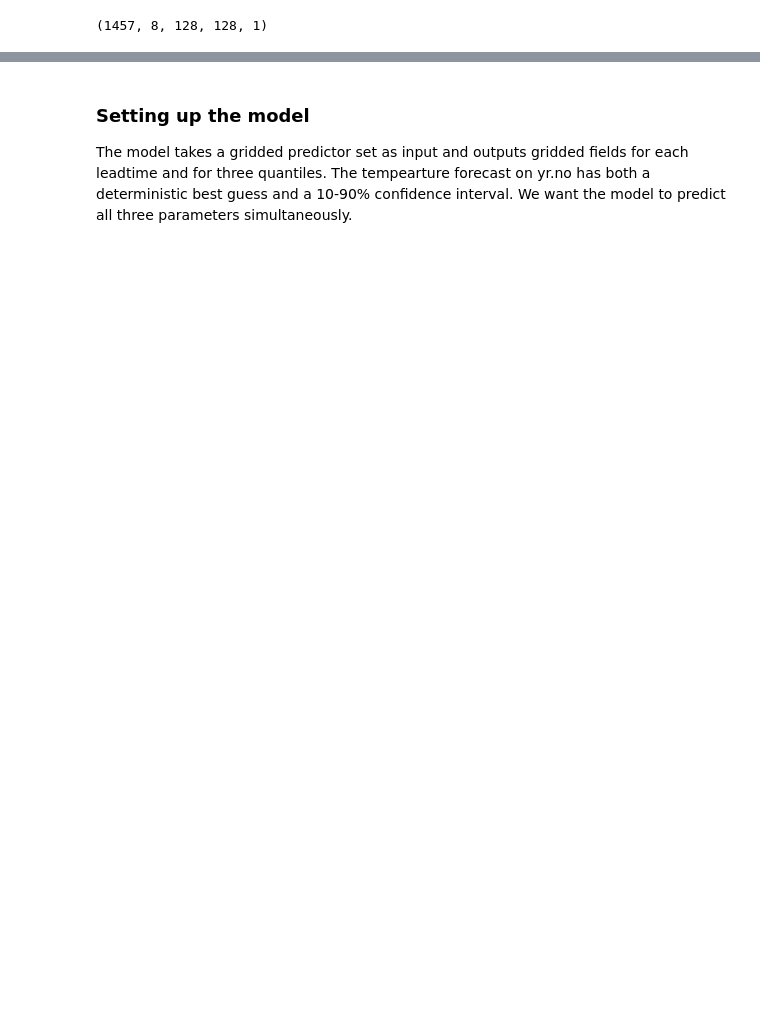
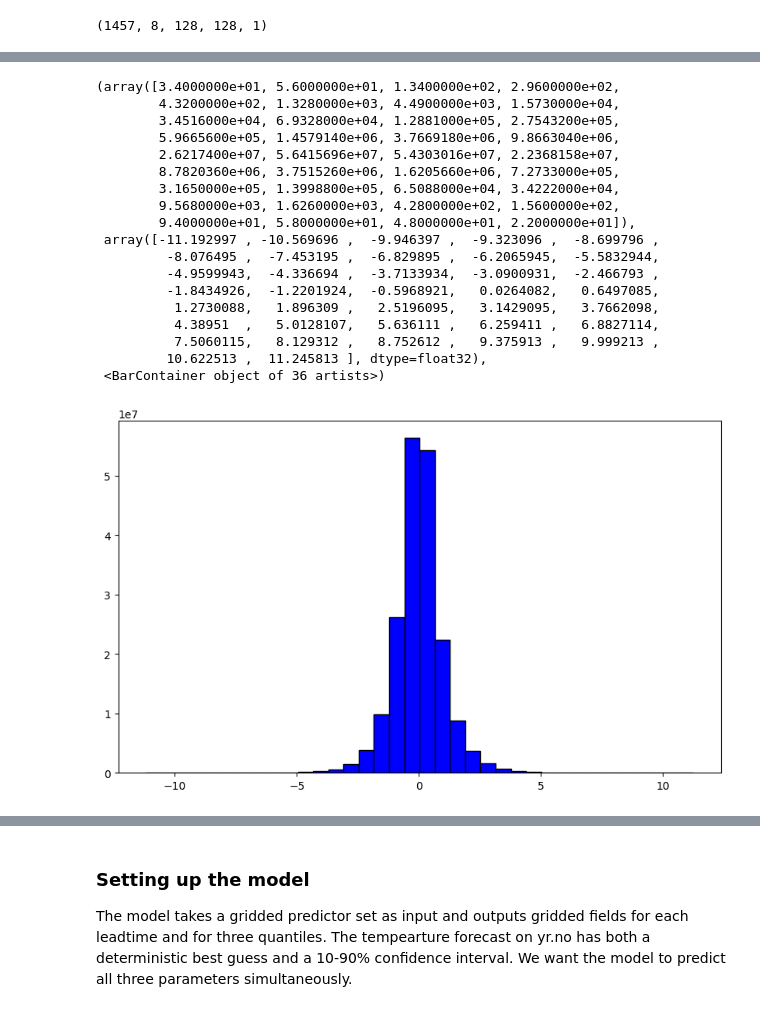
Before and after one commit to metno/maelstrom-yr, a Jupyter notebook: notebooks/demo_yr-ConvLSTM.ipynb, the cells around one changed output, grey strips where cells are left out. Saved outputs shown, nothing was run; the diff lists cells and outputs as text; code cells hidden in the pictures; blank space fills up the shorter version.

```diff
--- a/notebooks/demo_yr-ConvLSTM.ipynb
+++ b/notebooks/demo_yr-ConvLSTM.ipynb
@@ -152,0 +175,23 @@ target.shape
+# %%
+# histogram of temperature
+plt.hist(predictors[:,:,:,:,1].flatten(), color = 'blue', edgecolor = 'black',bins = int(180/5))
+# %% [output]
+(array([3.4000000e+01, 5.6000000e+01, 1.3400000e+02, 2.9600000e+02,
+        4.3200000e+02, 1.3280000e+03, 4.4900000e+03, 1.5730000e+04,
+        3.4516000e+04, 6.9328000e+04, 1.2881000e+05, 2.7543200e+05,
+        5.9665600e+05, 1.4579140e+06, 3.7669180e+06, 9.8663040e+06,
+        2.6217400e+07, 5.6415696e+07, 5.4303016e+07, 2.2368158e+07,
+        8.7820360e+06, 3.7515260e+06, 1.6205660e+06, 7.2733000e+05,
+        3.1650000e+05, 1.3998800e+05, 6.5088000e+04, 3.4222000e+04,
+        9.5680000e+03, 1.6260000e+03, 4.2800000e+02, 1.5600000e+02,
+        9.4000000e+01, 5.8000000e+01, 4.8000000e+01, 2.2000000e+01]),
+ array([-11.192997 , -10.569696 ,  -9.946397 ,  -9.323096 ,  -8.699796 ,
+         -8.076495 ,  -7.453195 ,  -6.829895 ,  -6.2065945,  -5.5832944,
+         -4.9599943,  -4.336694 ,  -3.7133934,  -3.0900931,  -2.466793 ,
+         -1.8434926,  -1.2201924,  -0.5968921,   0.0264082,   0.6497085,
+          1.2730088,   1.896309 ,   2.5196095,   3.1429095,   3.7662098,
+          4.38951  ,   5.0128107,   5.636111 ,   6.259411 ,   6.8827114,
+          7.5060115,   8.129312 ,   8.752612 ,   9.375913 ,   9.999213 ,
+         10.622513 ,  11.245813 ], dtype=float32),
+ <BarContainer object of 36 artists>)
+[figure, added]
```
Also changed, not shown: parts of 11 cells of this notebook.
